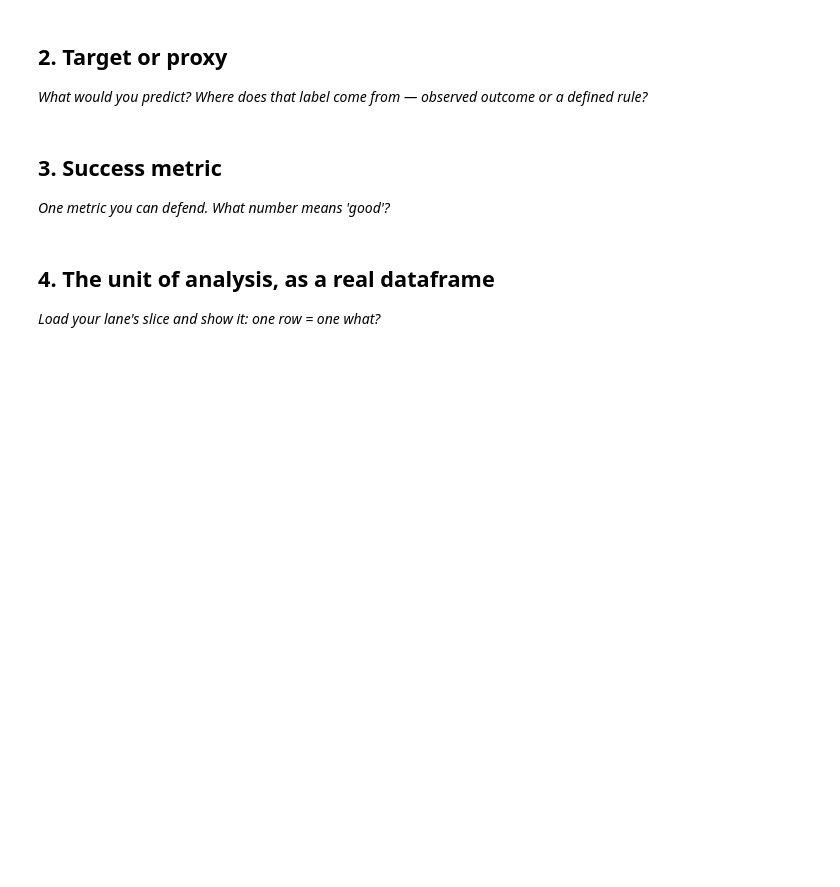
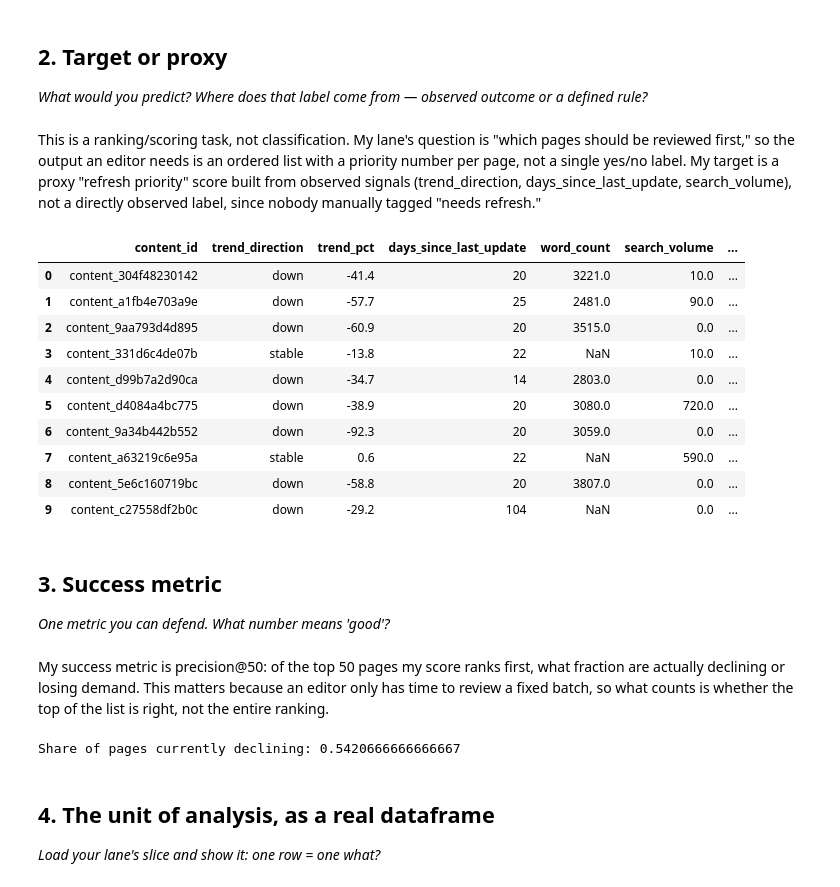
Before and after one commit to abdulhadi2005ag-cmd/flyrank-ml-internship-hadii, a Jupyter notebook: work/notebooks/w02_ml_task_framing.ipynb, the cells around one changed output. Cells and saved outputs as stored; diff of their text form; code cells hidden in the pictures; blank space fills up the shorter version.

```diff
--- a/work/notebooks/w02_ml_task_framing.ipynb
+++ b/work/notebooks/w02_ml_task_framing.ipynb
@@ -6,3 +8,21 @@
 This skeleton is yours to fill. Work the sections **in order** — each one has a one-line hint. Simple words, honest numbers.
 
 > Working with an AI assistant? Tell it to read `skills/README.md` first and load the one skill this assignment names on its card.
+# %%
+import os, sys, subprocess
+
+IN_COLAB = "google.colab" in sys.modules
+REPO_URL = "https://github.com/abdulhadi2005ag-cmd/flyrank-ml-internship-hadii"
+REPO_DIR = "flyrank-ml-internship-hadii"
+
+if IN_COLAB:
+    if not os.path.isdir(REPO_DIR):
+        subprocess.run(["git", "clone", "--depth", "1", REPO_URL, REPO_DIR], check=True)
+    os.chdir(REPO_DIR)
+else:
+    while not os.path.isdir("data/raw") and os.getcwd() != "/":
+        os.chdir("..")
+
+import pandas as pd
+df = pd.read_csv("data/raw/content_refresh_anonymized.csv")
+print("Loaded:", df.shape)
@@ -23,3 +54,21 @@ This skeleton is yours to fill. Work the sections **in order** — each one has
+# %% [markdown]
+This is a ranking/scoring task, not classification. My lane's question is "which pages should be reviewed first," so the output an editor needs is an ordered list with a priority number per page, not a single yes/no label. My target is a proxy "refresh priority" score built from observed signals (trend_direction, days_since_last_update, search_volume), not a directly observed label, since nobody manually tagged "needs refresh."
+# %%
+cols = ["content_id", "trend_direction", "trend_pct", "days_since_last_update",
+        "word_count", "search_volume", "impressions_90d"]
+df[cols].head(10)
+# %% [output]
+|  | content_id | trend_direction | trend_pct | days_since_last_update | word_count | search_volume | ... |
+| 0 | content_304f48230142 | down | -41.4 | 20 | 3221.0 | 10.0 | ... |
+| 1 | content_a1fb4e703a9e | down | -57.7 | 25 | 2481.0 | 90.0 | ... |
+| 2 | content_9aa793d4d895 | down | -60.9 | 20 | 3515.0 | 0.0 | ... |
+| 3 | content_331d6c4de07b | stable | -13.8 | 22 | NaN | 10.0 | ... |
+| 4 | content_d99b7a2d90ca | down | -34.7 | 14 | 2803.0 | 0.0 | ... |
+| 5 | content_d4084a4bc775 | down | -38.9 | 20 | 3080.0 | 720.0 | ... |
+| 6 | content_9a34b442b552 | down | -92.3 | 20 | 3059.0 | 0.0 | ... |
+| 7 | content_a63219c6e95a | stable | 0.6 | 22 | NaN | 590.0 | ... |
+| 8 | content_5e6c160719bc | down | -58.8 | 20 | 3807.0 | 0.0 | ... |
+| 9 | content_c27558df2b0c | down | -29.2 | 104 | NaN | 0.0 | ... |
 # %% [markdown]
 ## 3. Success metric
 
@@ -30,3 +76,9 @@ This skeleton is yours to fill. Work the sections **in order** — each one has
+# %% [markdown]
+My success metric is precision@50: of the top 50 pages my score ranks first, what fraction are actually declining or losing demand. This matters because an editor only has time to review a fixed batch, so what counts is whether the top of the list is right, not the entire ranking.
+# %%
+print("Share of pages currently declining:", (df["trend_direction"] == "down").mean())
+# %% [output]
+Share of pages currently declining: 0.5420666666666667
 # %% [markdown]
 ## 4. The unit of analysis, as a real dataframe
 
```
Also changed, not shown: parts of 13 cells of this notebook.
